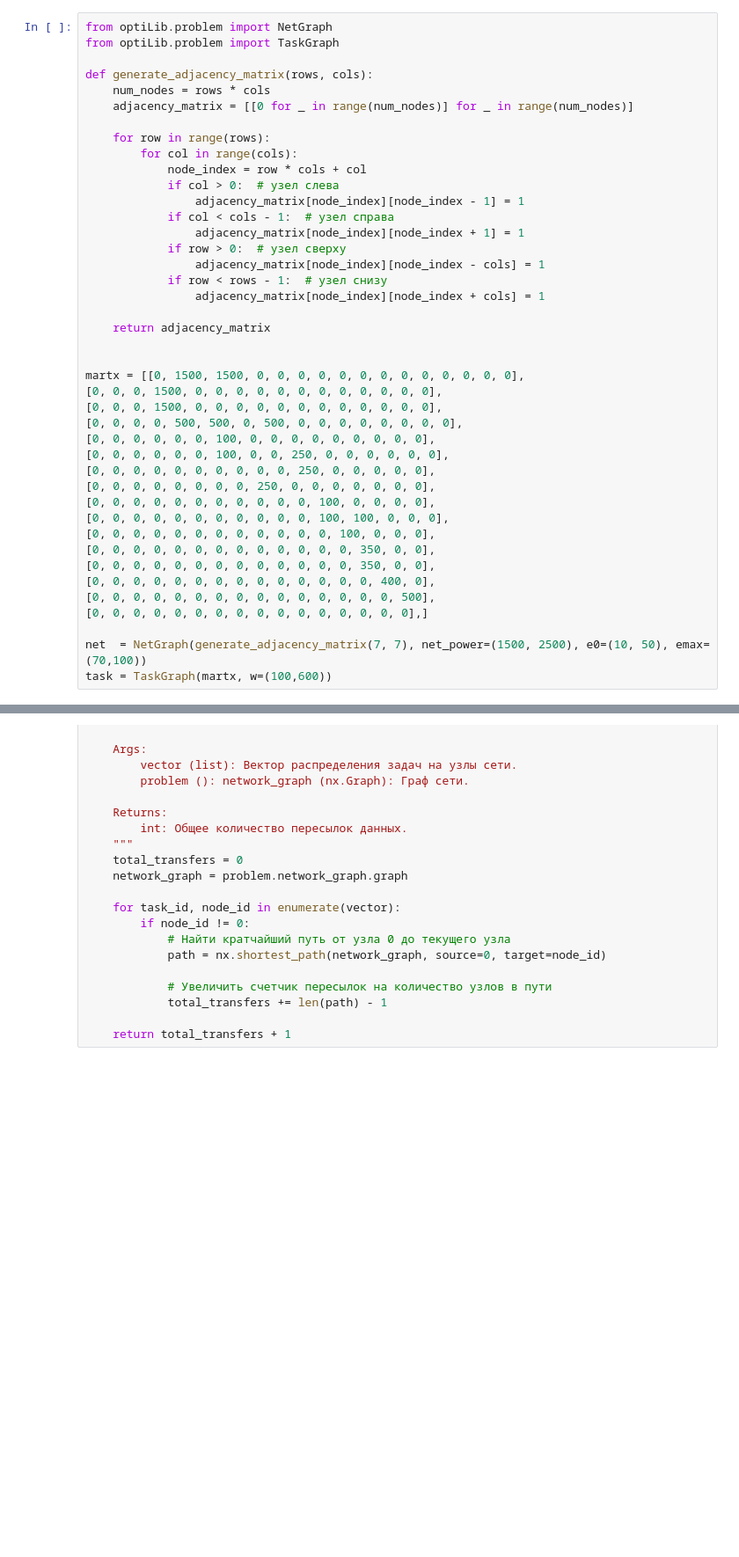
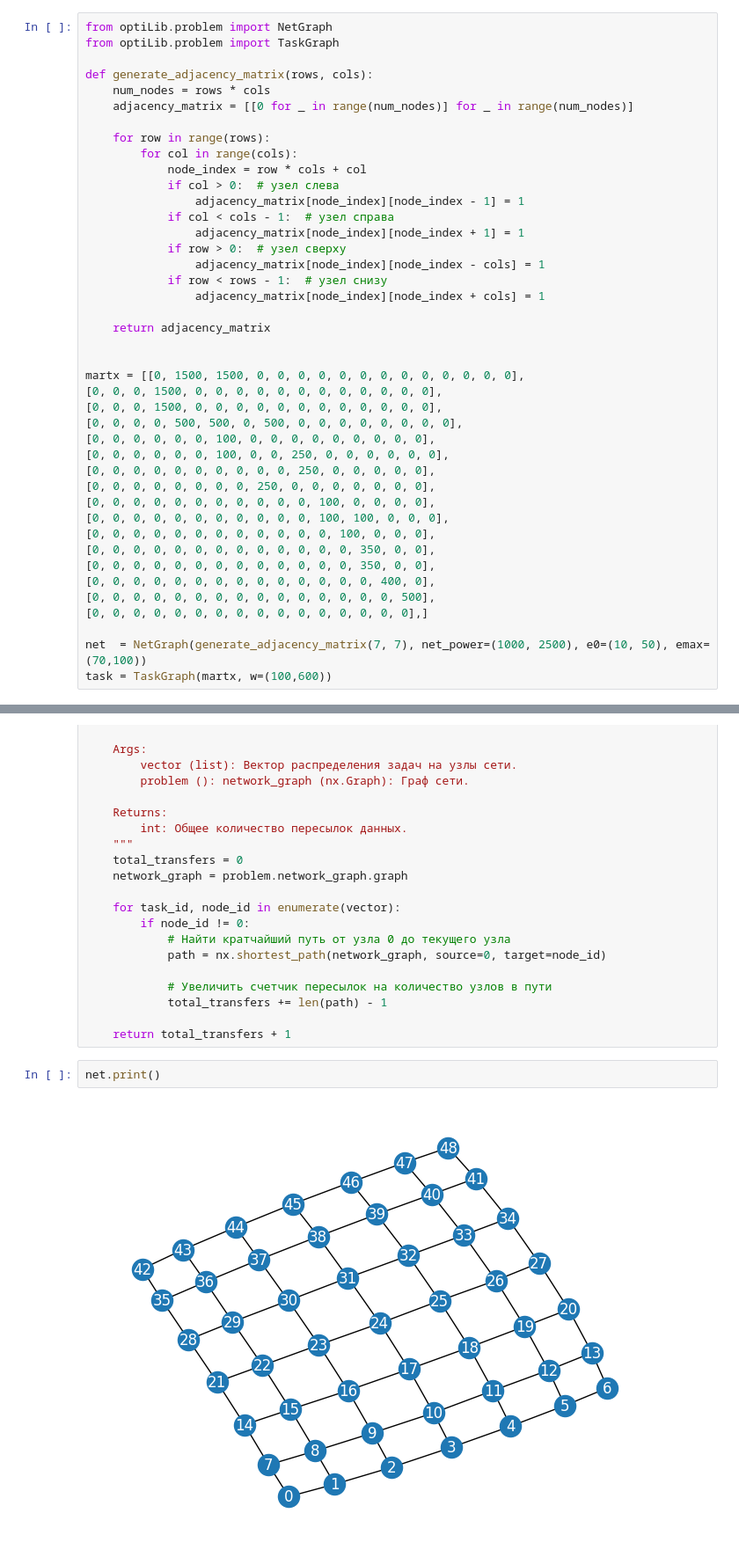
Before and after one commit to Me0n4ik/MATH, a Jupyter notebook: main.ipynb, the cells around one changed output, grey strips where cells are left out. Shown at 88% size. Cells and saved outputs as stored; diff of their text form; blank space fills up the shorter version.

```diff
--- a/main.ipynb
+++ b/main.ipynb
@@ -43,7 +43,7 @@ martx = [[0, 1500, 1500, 0, 0, 0, 0, 0, 0, 0, 0, 0, 0, 0, 0, 0],
 [0, 0, 0, 0, 0, 0, 0, 0, 0, 0, 0, 0, 0, 0, 0, 500],
 [0, 0, 0, 0, 0, 0, 0, 0, 0, 0, 0, 0, 0, 0, 0, 0],]
 
-net  = NetGraph(generate_adjacency_matrix(7, 7), net_power=(1500, 2500), e0=(10, 50), emax=(70,100))
+net  = NetGraph(generate_adjacency_matrix(7, 7), net_power=(1000, 2500), e0=(10, 50), emax=(70,100))
 task = TaskGraph(martx, w=(100,600))
 # %%
 import functools
@@ -205,3 +205,7 @@ def f2(vector, problem):
             total_transfers += len(path) - 1
 
     return total_transfers + 1
+# %%
+net.print()
+# %% [output]
+[figure, added]
```
Also changed, not shown: parts of 13 cells of this notebook, 7 other files.
